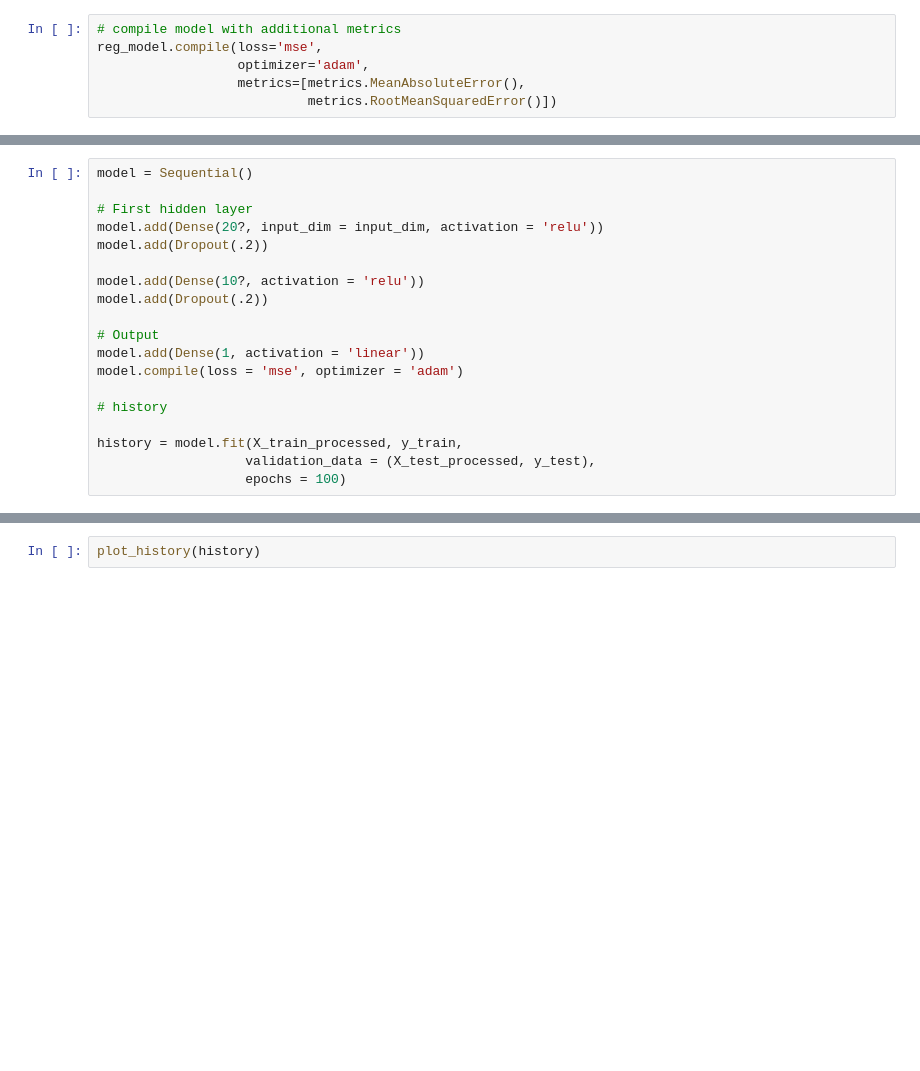
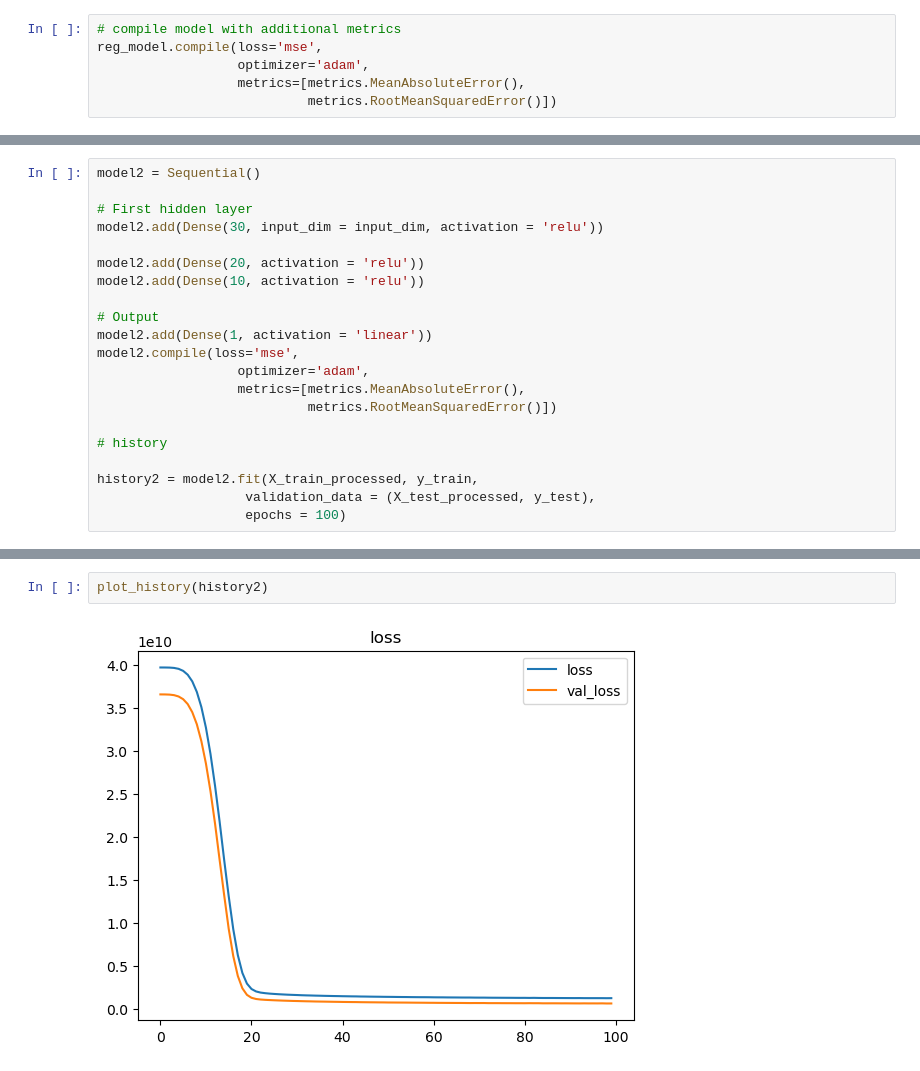
Before and after one commit to AshleyHeinrich/Neural_Network_Core, a Jupyter notebook: Neural_Networks_Core.ipynb, the cells around one changed output, grey strips where cells are left out. Drawn from its saved outputs; the diff is of its cells as text; blank space fills up the shorter version.

Commit message:
Iterations and Models

```diff
--- a/Neural_Networks_Core.ipynb
+++ b/Neural_Networks_Core.ipynb
@@ -1257,19 +1289,21 @@ print(f'final R2: {r2_score(y_test, y_pred)}')
 # %%
-model = Sequential()
+model2 = Sequential()
 
 # First hidden layer
-model.add(Dense(20?, input_dim = input_dim, activation = 'relu'))
-model.add(Dropout(.2))
+model2.add(Dense(30, input_dim = input_dim, activation = 'relu'))
 
-model.add(Dense(10?, activation = 'relu'))
-model.add(Dropout(.2))
+model2.add(Dense(20, activation = 'relu'))
+model2.add(Dense(10, activation = 'relu'))
 
 # Output
-model.add(Dense(1, activation = 'linear'))
-model.compile(loss = 'mse', optimizer = 'adam')
+model2.add(Dense(1, activation = 'linear'))
+model2.compile(loss='mse',
+                  optimizer='adam',
+                  metrics=[metrics.MeanAbsoluteError(),
+                           metrics.RootMeanSquaredError()])
 
 # history
 
-history = model.fit(X_train_processed, y_train,
+history2 = model2.fit(X_train_processed, y_train,
                    validation_data = (X_test_processed, y_test),
                    epochs = 100)
@@ -1276,2 +1328,4 @@ history = model.fit(X_train_processed, y_train,
 # %%
-plot_history(history)
+plot_history(history2)
+# %% [output]
+[figure, added]
```
Also changed, not shown: parts of 15 cells of this notebook.
